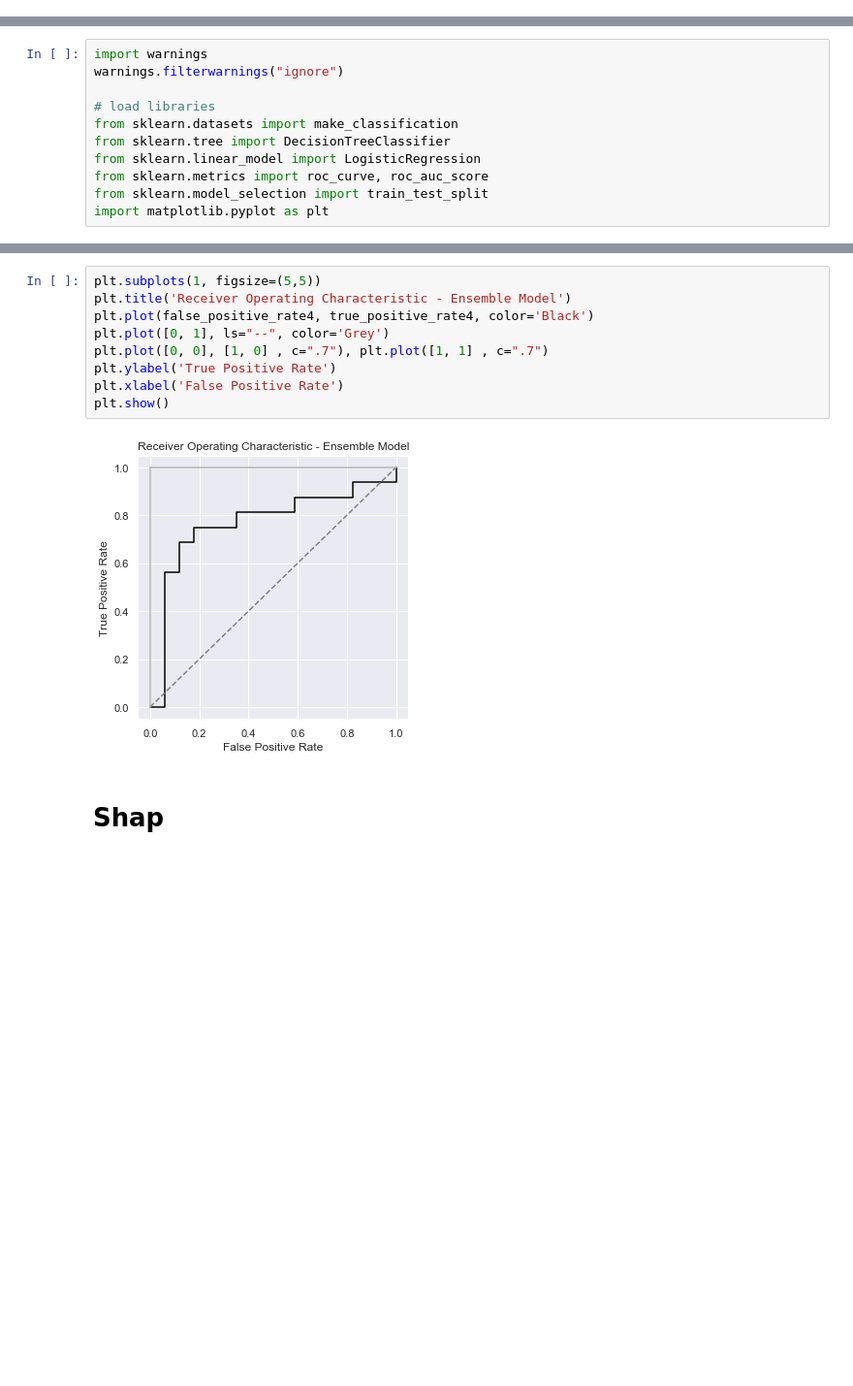
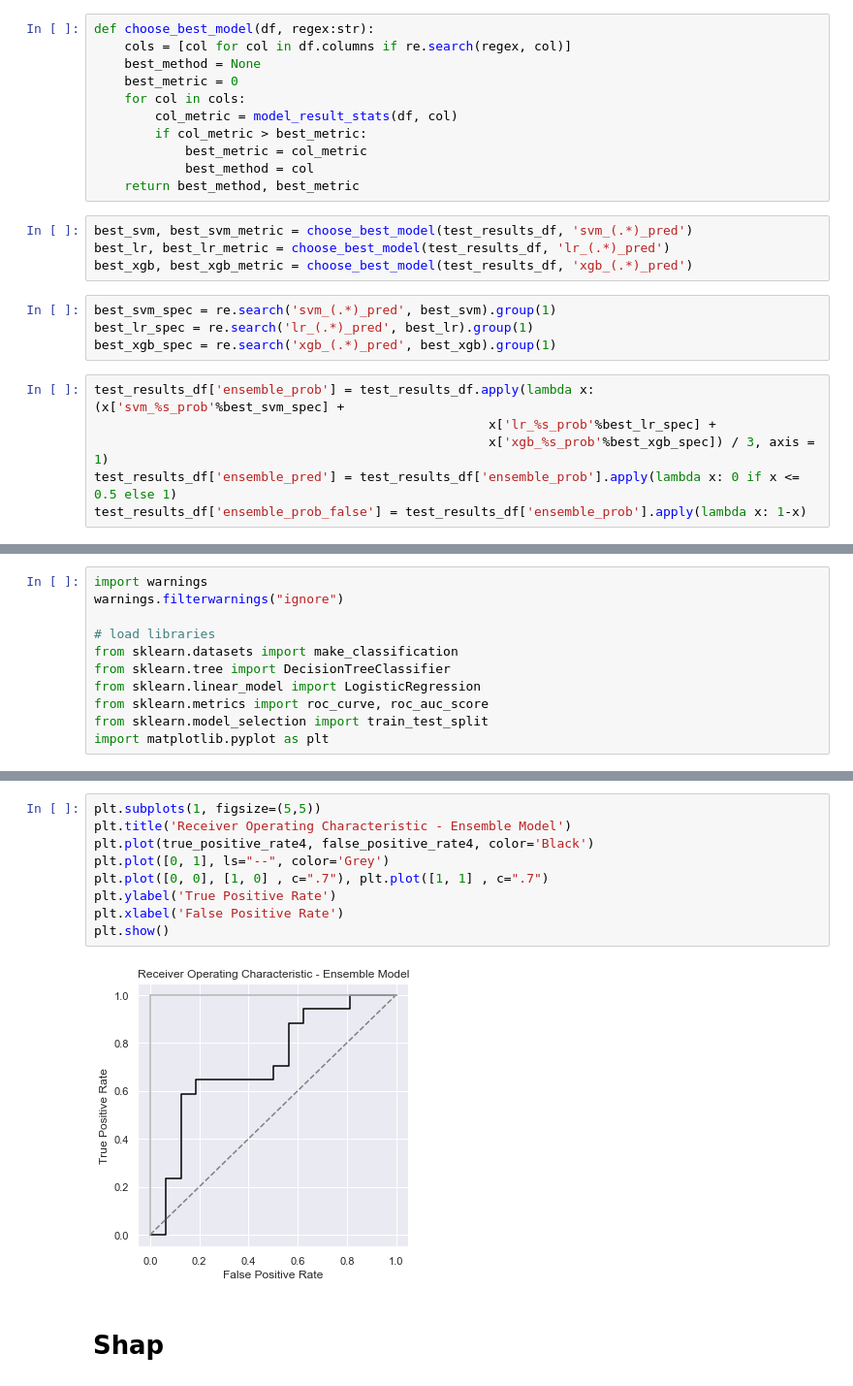
Before and after one commit to yuliaya/trading_model_for_review, a Jupyter notebook: lifetime/choose_model.ipynb, the cells around one changed output, grey strips where cells are left out. Shown at 97% size. Cells and saved outputs as stored; diff of their text form; blank space fills up the shorter version.

```diff
--- a/lifetime/choose_model.ipynb
+++ b/lifetime/choose_model.ipynb
@@ -212 +450,26 @@ Please also refer to the documentation for alternative solver options:
+# %%
+def choose_best_model(df, regex:str):
+    cols = [col for col in df.columns if re.search(regex, col)]
+    best_method = None
+    best_metric = 0
+    for col in cols:
+        col_metric = model_result_stats(df, col)
+        if col_metric > best_metric:
+            best_metric = col_metric
+            best_method = col
+    return best_method, best_metric
+# %%
+best_svm, best_svm_metric = choose_best_model(test_results_df, 'svm_(.*)_pred')
+best_lr, best_lr_metric = choose_best_model(test_results_df, 'lr_(.*)_pred')
+best_xgb, best_xgb_metric = choose_best_model(test_results_df, 'xgb_(.*)_pred')
+# %%
+best_svm_spec = re.search('svm_(.*)_pred', best_svm).group(1)
+best_lr_spec = re.search('lr_(.*)_pred', best_lr).group(1)
+best_xgb_spec = re.search('xgb_(.*)_pred', best_xgb).group(1)
+# %%
+test_results_df['ensemble_prob'] = test_results_df.apply(lambda x: (x['svm_%s_prob'%best_svm_spec] +
+                                                    x['lr_%s_prob'%best_lr_spec] +
+                                                    x['xgb_%s_prob'%best_xgb_spec]) / 3, axis = 1)
+test_results_df['ensemble_pred'] = test_results_df['ensemble_prob'].apply(lambda x: 0 if x <= 0.5 else 1)
+test_results_df['ensemble_prob_false'] = test_results_df['ensemble_prob'].apply(lambda x: 1-x)
 # %%
@@ -369,14 +646,14 @@ plt.show()
 # %%
 plt.subplots(1, figsize=(5,5))
 plt.title('Receiver Operating Characteristic - Ensemble Model')
-plt.plot(false_positive_rate4, true_positive_rate4, color='Black')
+plt.plot(true_positive_rate4, false_positive_rate4, color='Black')
 plt.plot([0, 1], ls="--", color='Grey')
 plt.plot([0, 0], [1, 0] , c=".7"), plt.plot([1, 1] , c=".7")
 plt.ylabel('True Positive Rate')
 plt.xlabel('False Positive Rate')
 plt.show()
 # %% [output]
-[figure, old version]
+[figure, new version]
 # %% [markdown]
 # Shap
 # %%
```
Also changed, not shown: parts of 25 cells of this notebook, 29 other files.
